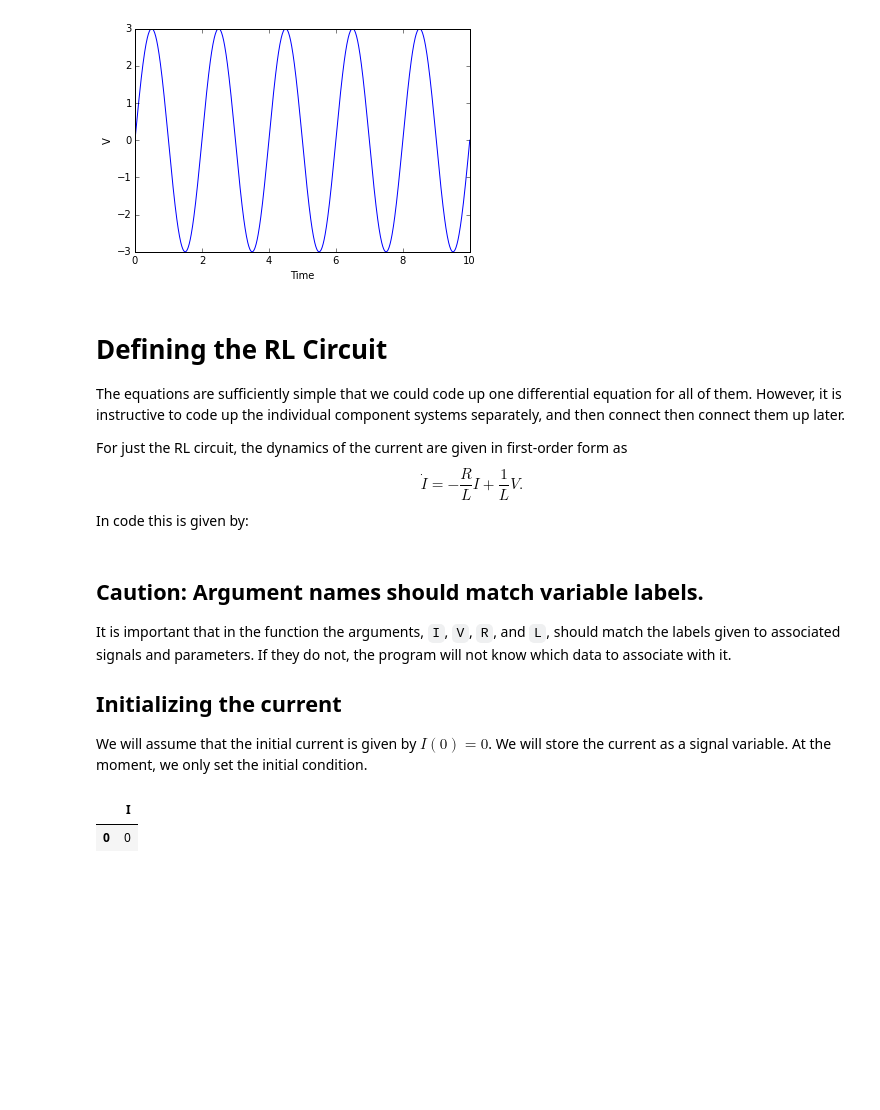
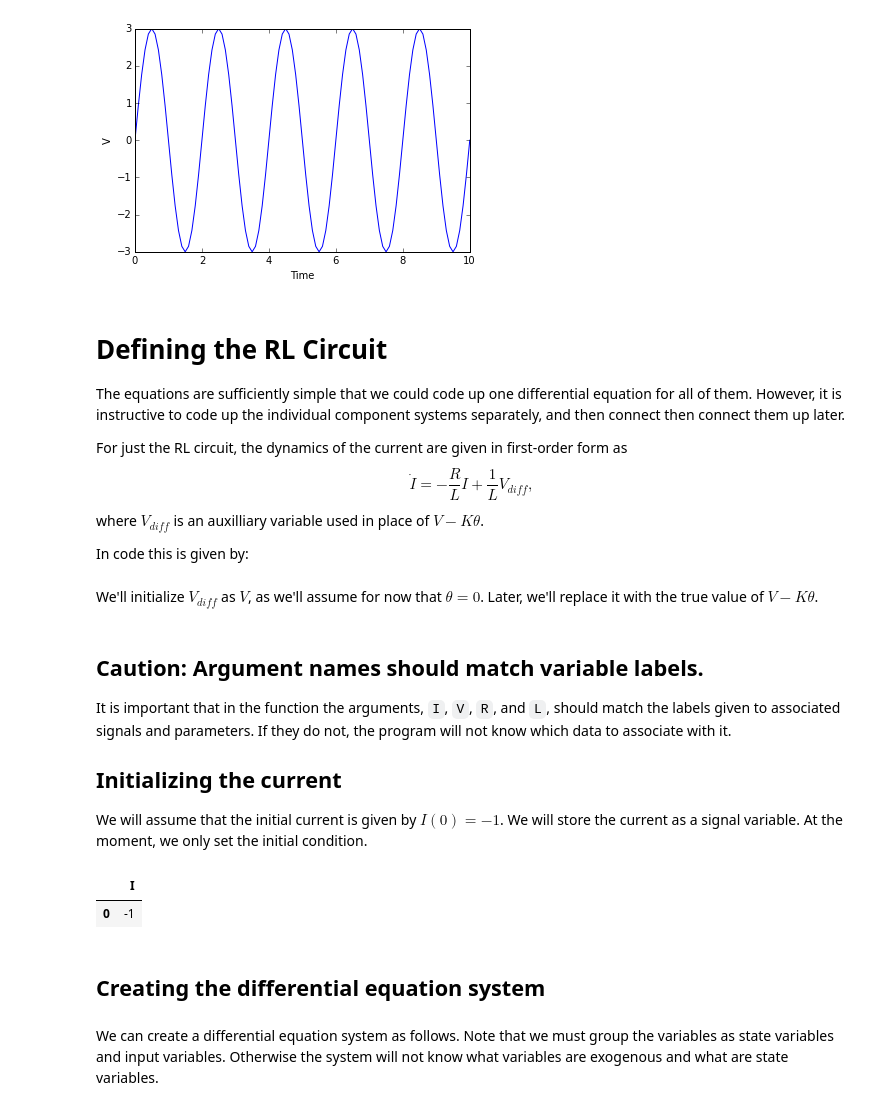
Before and after one commit to HRClab/SimInterface, a Jupyter notebook: introductionToSystems.ipynb, the cells around one changed output. Cells and saved outputs as stored; diff of their text form; code cells hidden in the pictures; blank space fills up the shorter version.

```diff
--- a/introductionToSystems.ipynb
+++ b/introductionToSystems.ipynb
@@ -82,7 +83,9 @@ The equations are sufficiently simple that we could code up one differential equ
 
 For just the RL circuit, the dynamics of the current are given in first-order form as
 \begin{equation*}
-\dot I = -\frac{R}{L} I + \frac{1}{L}V.
+\dot I = -\frac{R}{L} I + \frac{1}{L}V_{diff},
 \end{equation*}
+where $V_{diff}$ is an auxilliary variable used in place of $V-K\theta$.
+
 In code this is given by:
 # %%
@@ -91 +94,3 @@ def RLVectorField(I,V,R,L):
     return Idot
+# %% [markdown]
+We'll initialize $V_{diff}$ as $V$, as we'll assume for now that $\theta=0$. Later, we'll replace it with the true value of $V-K\theta$.
@@ -95,12 +102,17 @@ def RLVectorField(I,V,R,L):
 It is important that in the function the arguments, `I`, `V`, `R`, and `L`, should match the labels given to associated signals and parameters. If they do not, the program will not know which data to associate with it.
 
 ## Initializing the current
-We will assume that the initial current is given by $I(0) = 0$. We will store the current as a signal variable. At the moment, we only set the initial condition.
+We will assume that the initial current is given by $I(0) = -1$. We will store the current as a signal variable. At the moment, we only set the initial condition.
 # %%
-I = SI.Signal(label='I',data=0.,TimeStamp=0.)
+I = SI.Signal(label='I',data=-1.,TimeStamp=0.)
 # Just display the signal to see that it worked.
 I.data
 # %% [output]
 |  | I |
-| 0 | 0 |
+| 0 | -1 |
+# %% [markdown]
+## Creating the differential equation system
+# %% [markdown]
+We can create a differential equation system as follows.
+Note that we must group the variables as state variables and input variables. Otherwise the system will not know what variables are exogenous and what are state variables.
 # %%
```
Also changed, not shown: parts of 12 cells of this notebook, 1 other file.
